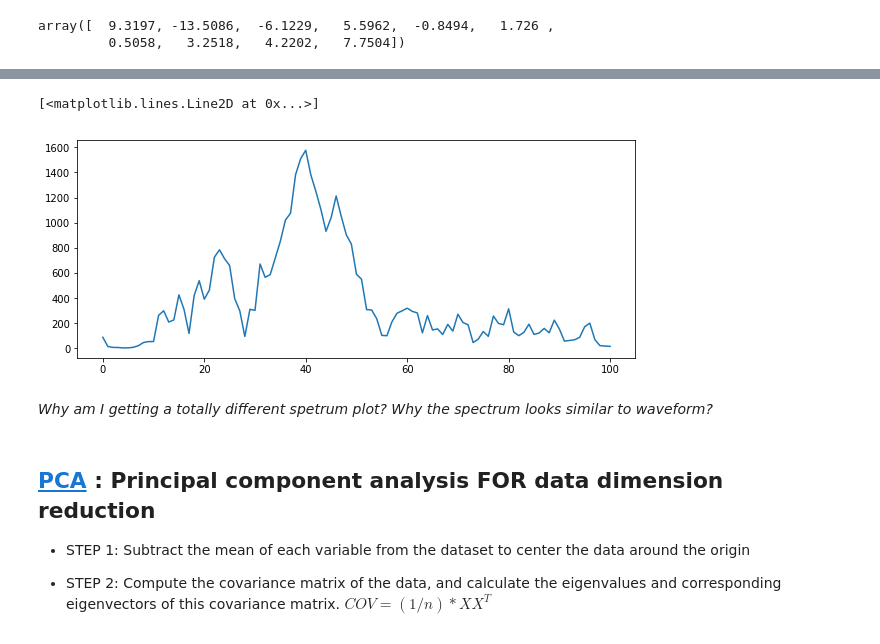
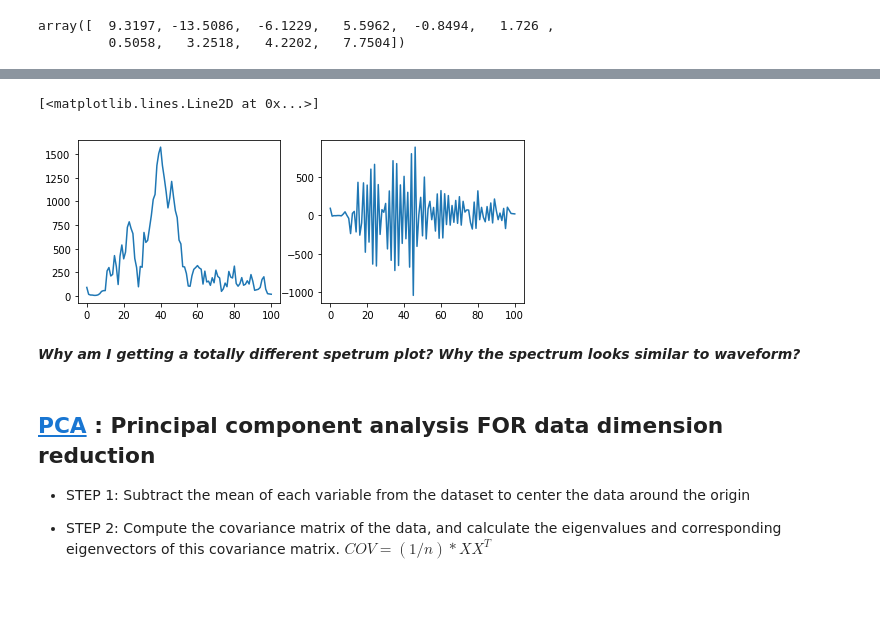
Before and after one commit to yoavfreund/BeakedWhaleClassification, a Jupyter notebook: Jingwu/ToyTest.ipynb, the cells around one changed output, grey strips where cells are left out. Saved outputs shown, nothing was run; the diff lists cells and outputs as text; code cells hidden in the pictures; blank space fills up the shorter version.

```diff
--- a/Jingwu/ToyTest.ipynb
+++ b/Jingwu/ToyTest.ipynb
@@ -276,14 +282,17 @@ plt.plot(spectra)
 # %%
-plt.figure(figsize=(10,4))
+plt.figure(figsize=(8,3))
 nfft = 202
 sp = np.fft.fft(waveform)
 sp = sp[:nfft//2]
+plt.subplot(1,2,1)
 plt.plot(abs(sp))
+plt.subplot(1,2,2)
+plt.plot(sp)
 # %% [output]
 [<matplotlib.lines.Line2D at 0x...>]
-[figure, old version]
+[figure, new version]
 # %% [markdown]
-_Why am I getting a totally different spetrum plot? Why the spectrum looks similar to waveform?_
+**_Why am I getting a totally different spetrum plot? Why the spectrum looks similar to waveform?_**
 # %% [markdown]
 ## [PCA](https://en.wikipedia.org/wiki/Principal_component_analysis) : Principal component analysis FOR data dimension reduction
 - STEP 1: Subtract the mean of each variable from the dataset to center the data around the origin
```
Also changed, not shown: parts of 15 cells of this notebook, 1 other file.
